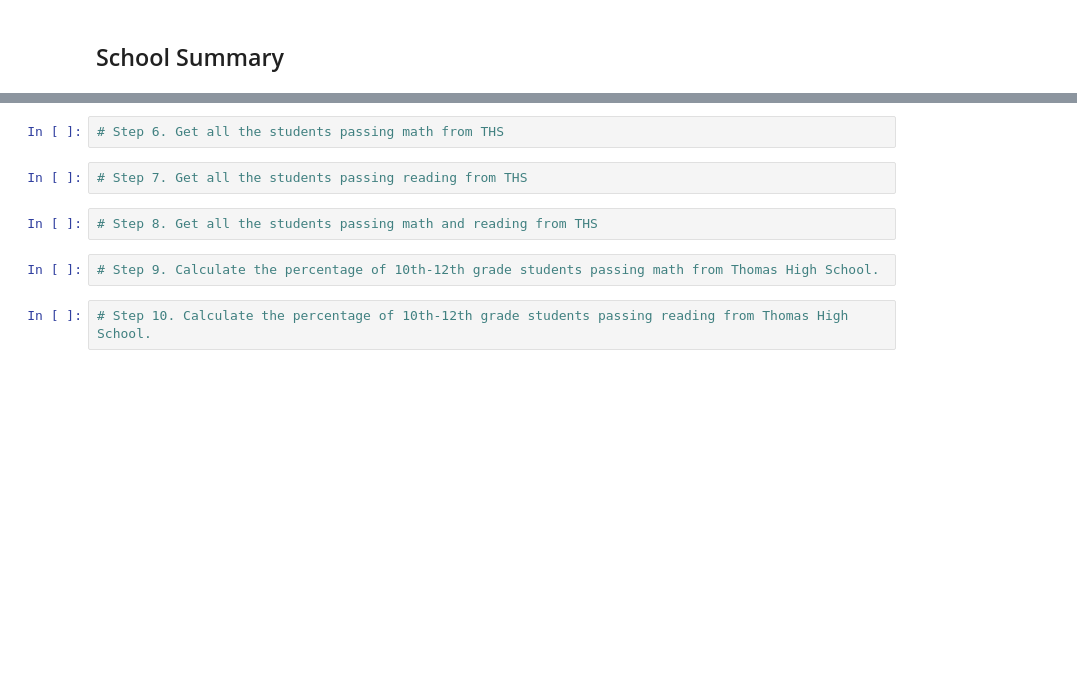
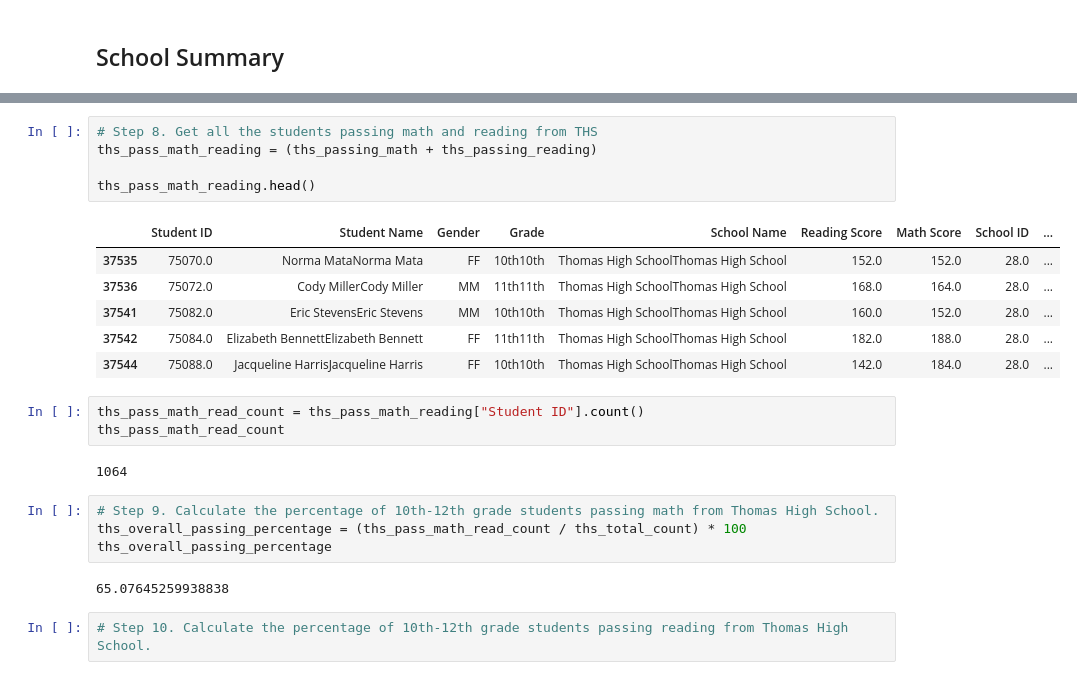
Before and after one commit to itochax23/school_district_analysis, a Jupyter notebook: PyCitySchools_Challenge_starter_code.ipynb, the cells around one changed output, grey strips where cells are left out. Cells and saved outputs as stored; diff of their text form; blank space fills up the shorter version.

```diff
--- a/PyCitySchools_Challenge_starter_code.ipynb
+++ b/PyCitySchools_Challenge_starter_code.ipynb
@@ -226,11 +294,26 @@ per_school_summary_df
 # %%
-# Step 6. Get all the students passing math from THS
+# Step 8. Get all the students passing math and reading from THS
+ths_pass_math_reading = (ths_passing_math + ths_passing_reading)
+
+ths_pass_math_reading.head()
+# %% [output]
+|  | Student ID | Student Name | Gender | Grade | School Name | Reading Score | Math Score | School ID | ... |
+| 37535 | 75070.0 | Norma MataNorma Mata | FF | 10th10th | Thomas High SchoolThomas High School | 152.0 | 152.0 | 28.0 | ... |
+| 37536 | 75072.0 | Cody MillerCody Miller | MM | 11th11th | Thomas High SchoolThomas High School | 168.0 | 164.0 | 28.0 | ... |
+| 37541 | 75082.0 | Eric StevensEric Stevens | MM | 10th10th | Thomas High SchoolThomas High School | 160.0 | 152.0 | 28.0 | ... |
+| 37542 | 75084.0 | Elizabeth BennettElizabeth Bennett | FF | 11th11th | Thomas High SchoolThomas High School | 182.0 | 188.0 | 28.0 | ... |
+| 37544 | 75088.0 | Jacqueline HarrisJacqueline Harris | FF | 10th10th | Thomas High SchoolThomas High School | 142.0 | 184.0 | 28.0 | ... |
-# %%
-# Step 7. Get all the students passing reading from THS
-# %%
-# Step 8. Get all the students passing math and reading from THS
+# %%
+ths_pass_math_read_count = ths_pass_math_reading["Student ID"].count()
+ths_pass_math_read_count
+# %% [output]
+1064
 # %%
 # Step 9. Calculate the percentage of 10th-12th grade students passing math from Thomas High School.
+ths_overall_passing_percentage = (ths_pass_math_read_count / ths_total_count) * 100
+ths_overall_passing_percentage
+# %% [output]
+65.07645259938838
 # %%
 # Step 10. Calculate the percentage of 10th-12th grade students passing reading from Thomas High School.
 # %%
```
Also changed, not shown: parts of 7 cells of this notebook.
